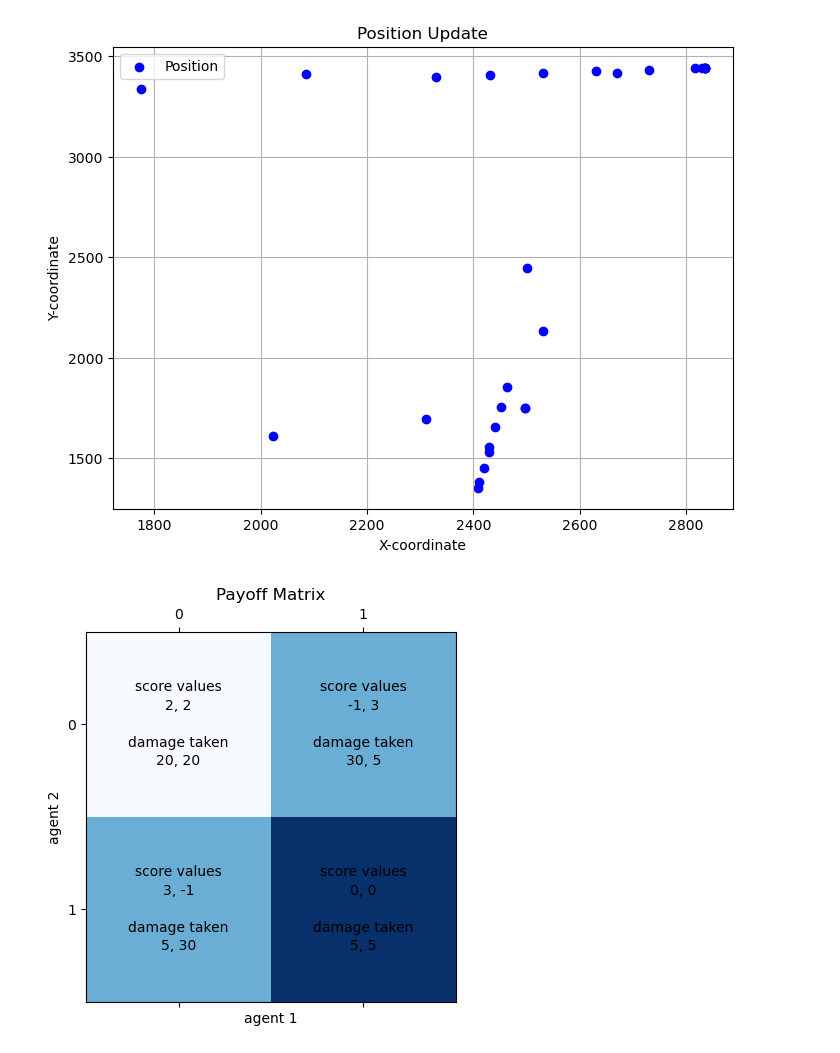
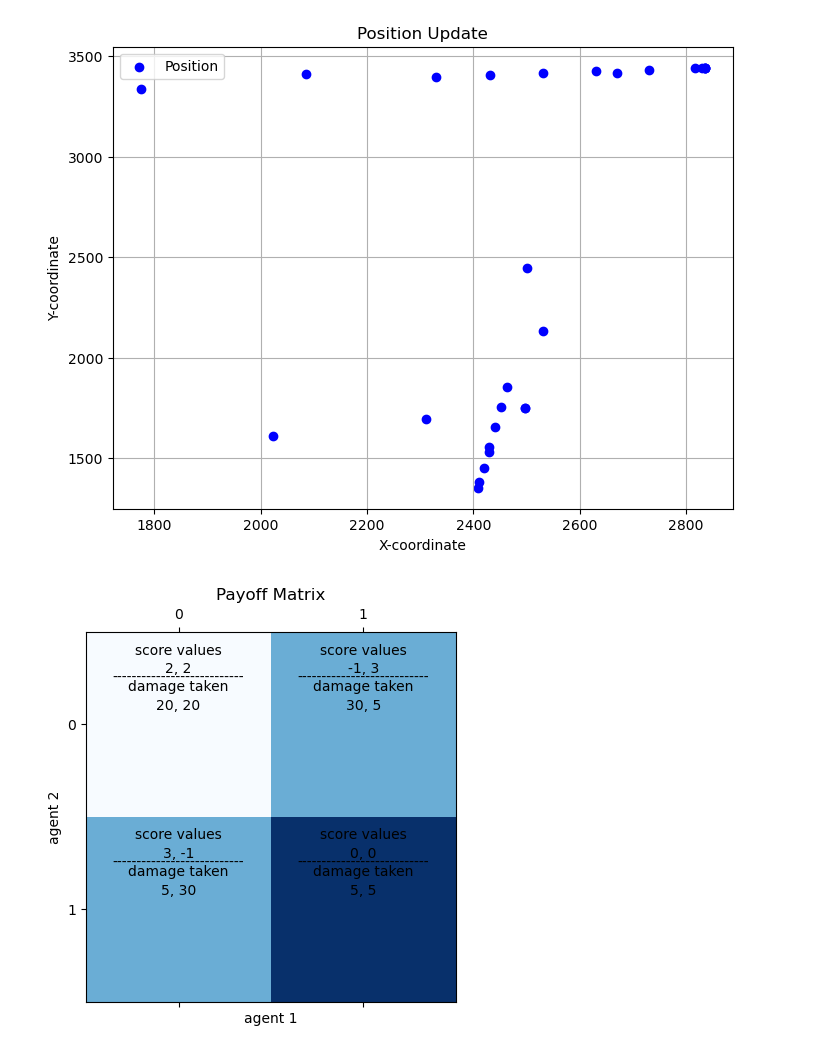
Before and after one commit to Arkist1/adb_simulation, a Jupyter notebook: metrics.ipynb, the cells around one changed output. Drawn from its saved outputs; the diff is of its cells as text; code cells hidden in the pictures.

Commit message:
updated visuals

```diff
--- a/metrics.ipynb
+++ b/metrics.ipynb
@@ -32,27 +32,28 @@ plt.show()
 # %%
 color_matrix = np.array([[1, 2],
                          [2, 3]])
 
 values = np.array([[(2, 2), (-1, 3)],[(3, -1), (0, 0)]])
 damage = np.array([[(20, 20), (30, 5)],[(5, 30), (5, 5)]])
 
 fig, ax = plt.subplots()
 
 cax = ax.matshow(color_matrix, cmap=plt.cm.Blues)
 
 plt.xlabel("agent 2 Strategies")
 plt.ylabel("agent 1 Strategies")
 
 for i in range(len(values)):
     for j in range(len(values[i])):
-        plt.text(j, i-.2, "score values", va='center', ha='center')
-        plt.text(j, i-.1, f"{values[i, j][0]}, {values[i, j][1]}", va='center', ha='center')
-        plt.text(j, i+.1, "damage taken", va='center', ha='center')
-        plt.text(j, i+.2, f"{damage[i, j][0]}, {damage[i, j][1]}", va='center', ha='center')
+        plt.text(j, i-.4, "score values", va='center', ha='center')
+        plt.text(j, i-.3, f"{values[i, j][0]}, {values[i, j][1]}", va='center', ha='center')
+        plt.text(j, i-.25, f"---------------------------", va='center', ha='center')
+        plt.text(j, i-.2, "damage taken", va='center', ha='center')
+        plt.text(j, i-.1, f"{damage[i, j][0]}, {damage[i, j][1]}", va='center', ha='center')
 
 plt.title('Payoff Matrix')
 plt.xlabel('agent 1')
 plt.ylabel('agent 2')
 plt.show()
 # %% [output]
-[figure, old version]
+[figure, new version]
```
